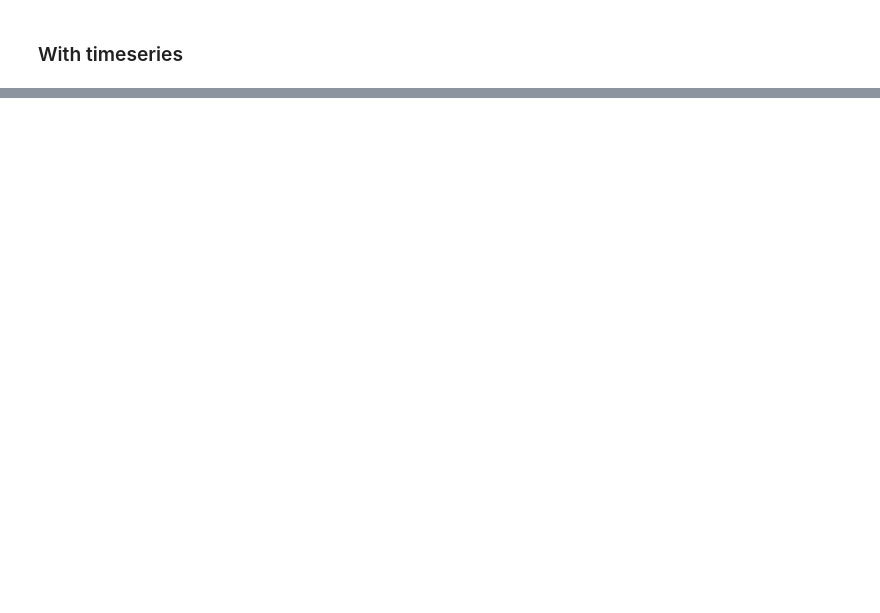
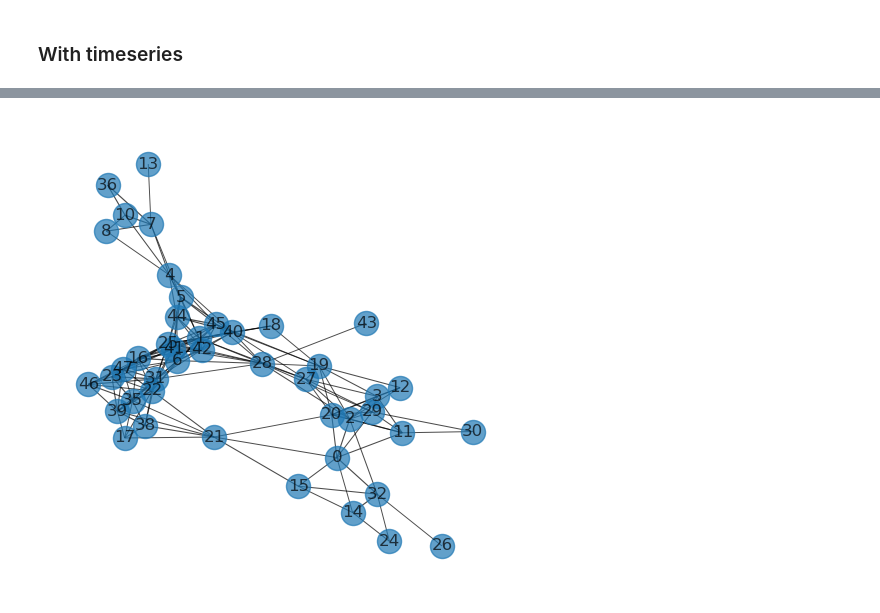
Before and after one commit to giulioiannelli/multifun-brain, a Jupyter notebook: notebooks/01_basic_usage.ipynb, the cells around one changed output, grey strips where cells are left out. Drawn from its saved outputs; the diff is of its cells as text; code cells hidden in the pictures; blank space fills up the shorter version.

```diff
--- a/notebooks/01_basic_usage.ipynb
+++ b/notebooks/01_basic_usage.ipynb
@@ -84,0 +107,9 @@ nx.draw(G, pos=pos, ax=ax[1], node_color=node_colors, alpha=0.7)
+# %%
+L = nx.laplacian_matrix(G).todense()
+spectrum = nx.laplacian_spectrum(G)
+#
+fig, ax = plt.subplots(figsize=(6, 6))
+weights = [G[u][v]['weight'] for u, v in G.edges()]
+nx.draw(G, with_labels=True, alpha=0.7, width=weights)
+# %% [output]
+[figure, added]
```
Also changed, not shown: parts of 24 cells of this notebook.
